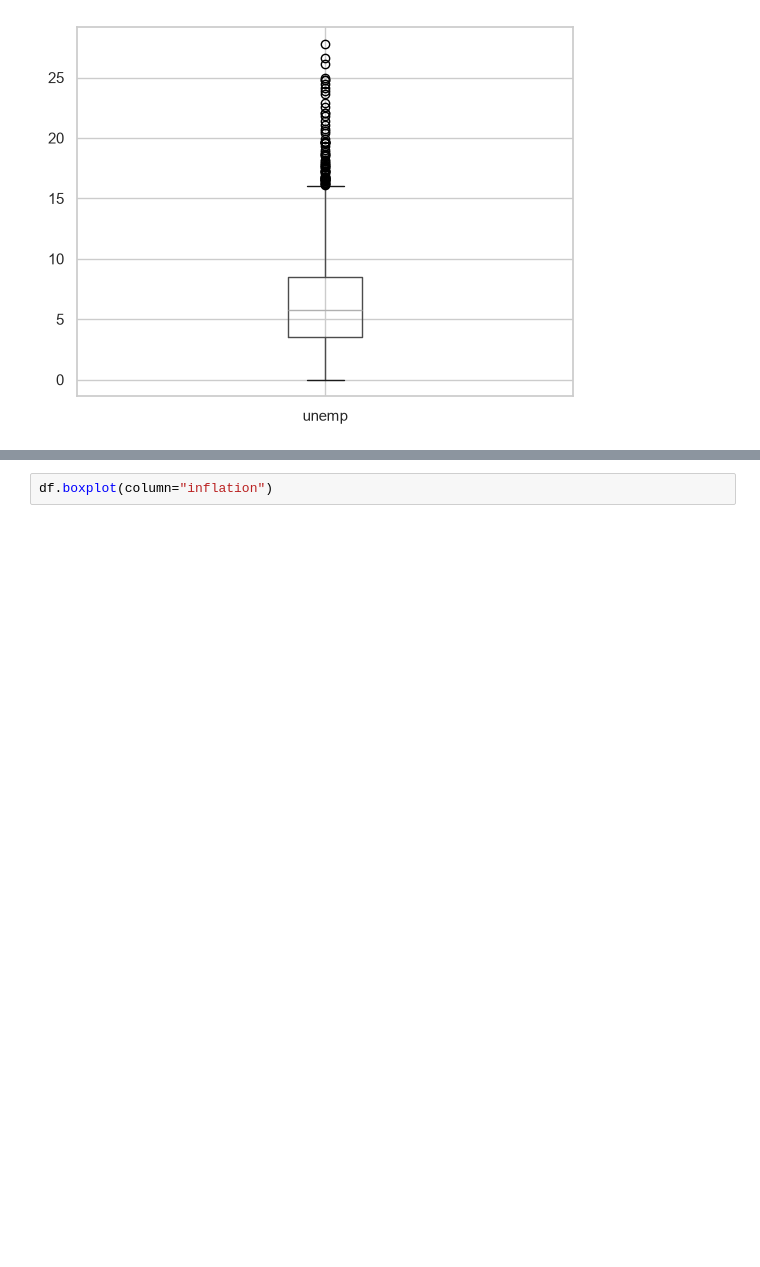
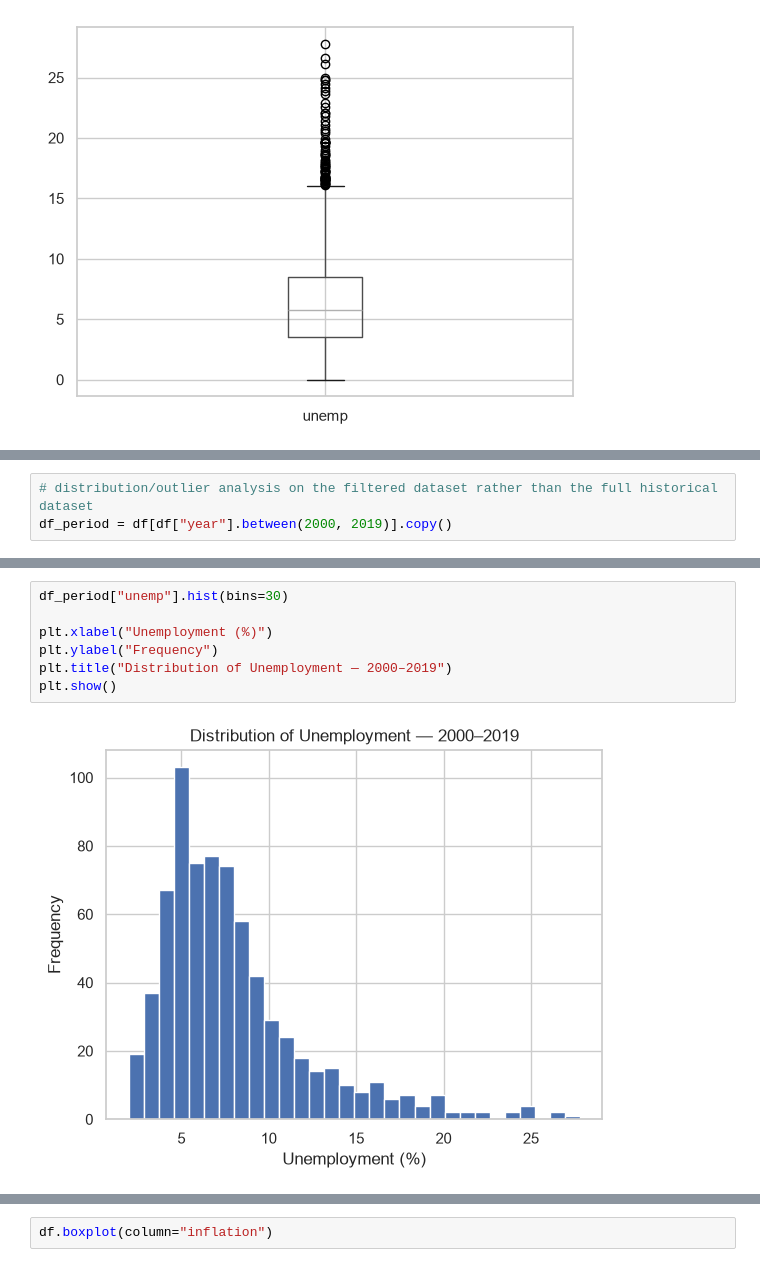
Before and after one commit to rekha-cyber/rekha_branch, a Jupyter notebook: notebooks/01_eda.ipynb, the cells around one changed output, grey strips where cells are left out. Cells and saved outputs as stored; diff of their text form; blank space fills up the shorter version.

```diff
--- a/notebooks/01_eda.ipynb
+++ b/notebooks/01_eda.ipynb
@@ -263,0 +342,3 @@ df.boxplot(column="unemp")
+# %%
+# distribution/outlier analysis on the filtered dataset rather than the full historical dataset
+df_period = df[df["year"].between(2000, 2019)].copy()
@@ -263,0 +357,9 @@ df.boxplot(column="unemp")
+# %%
+df_period["unemp"].hist(bins=30)
+
+plt.xlabel("Unemployment (%)")
+plt.ylabel("Frequency")
+plt.title("Distribution of Unemployment — 2000–2019")
+plt.show()
+# %% [output]
+[figure, added]
```
Also changed, not shown: parts of 45 cells of this notebook, 1 other file.
